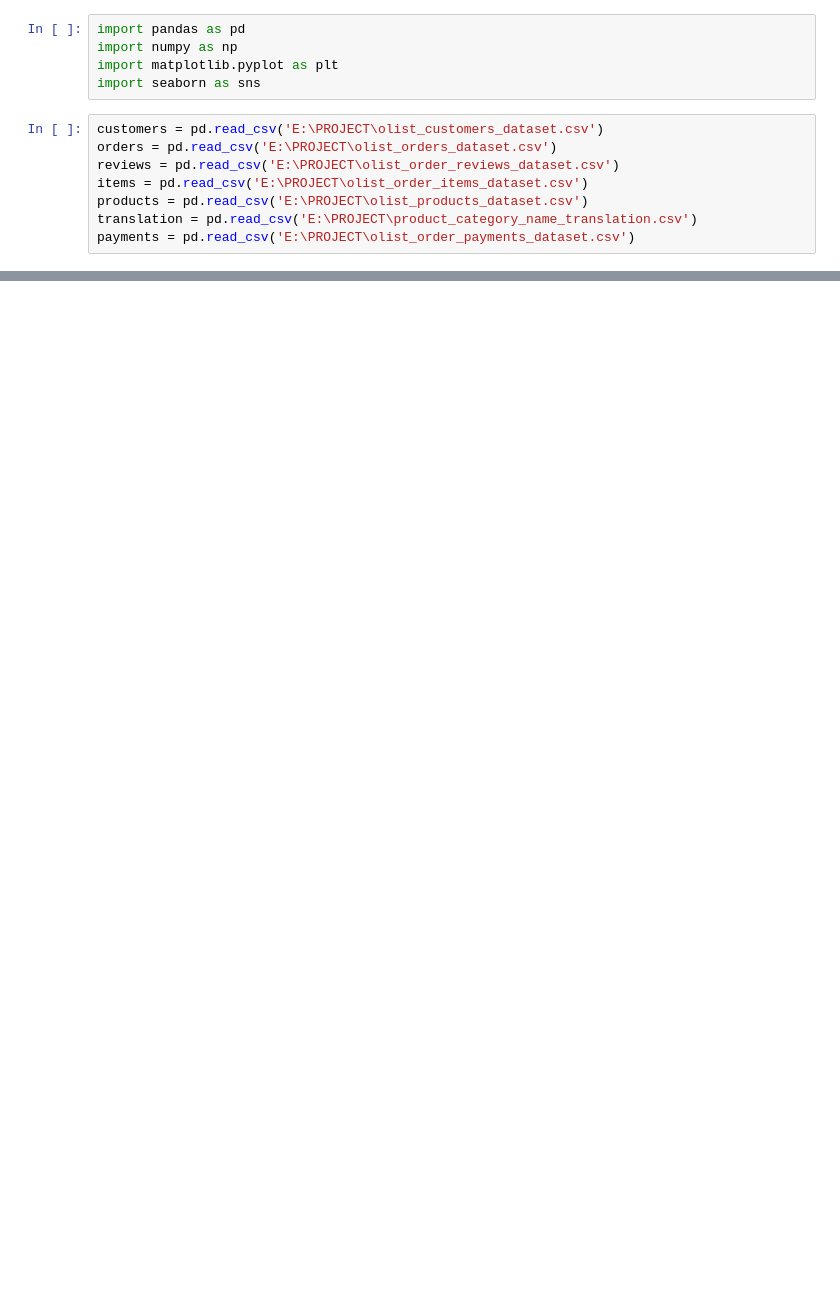
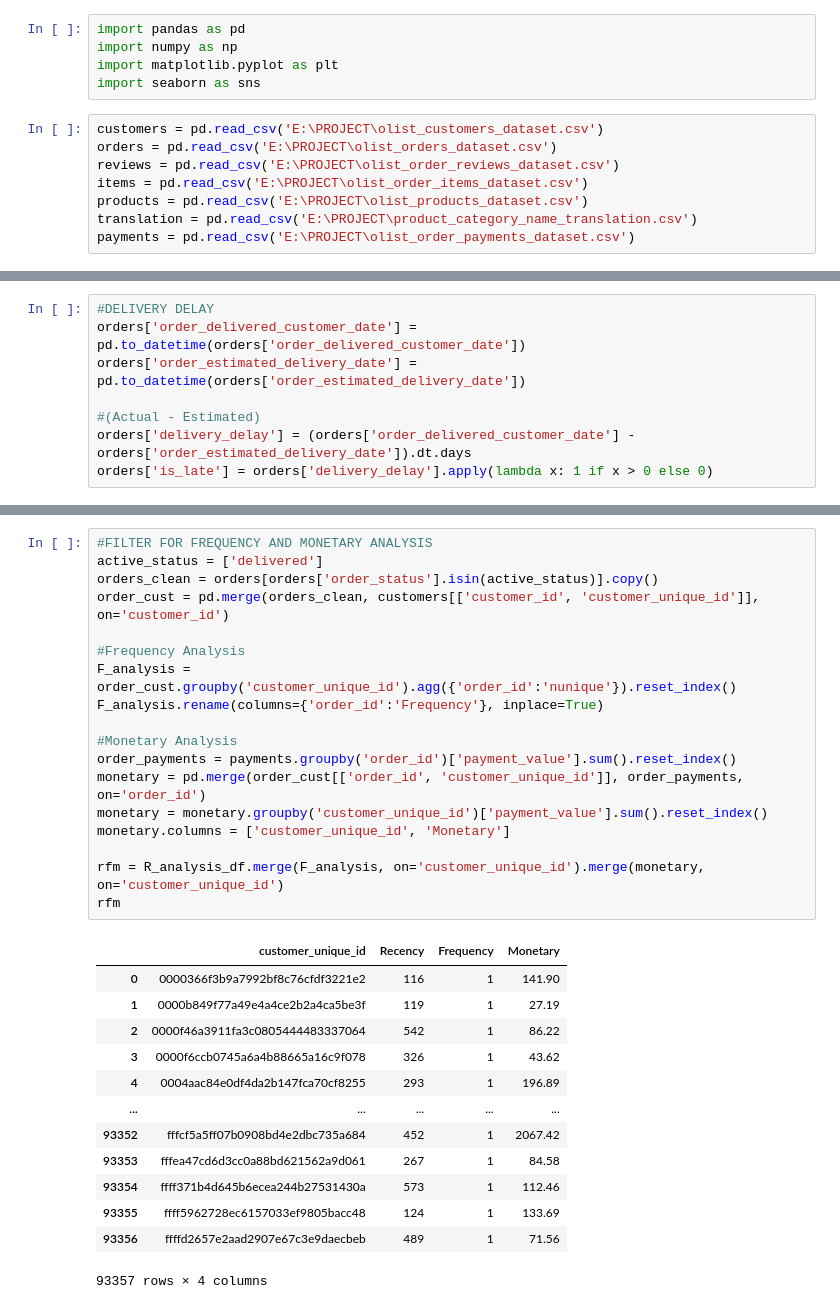
Before and after one commit to truongphuclam2007/PROJECT, a Jupyter notebook: ANALYSE.ipynb, the cells around one changed output, grey strips where cells are left out. Cells and saved outputs as stored; diff of their text form; blank space fills up the shorter version.

```diff
--- a/ANALYSE.ipynb
+++ b/ANALYSE.ipynb
@@ -107,0 +26,8 @@ plt.show()
+# %%
+#DELIVERY DELAY
+orders['order_delivered_customer_date'] = pd.to_datetime(orders['order_delivered_customer_date'])
+orders['order_estimated_delivery_date'] = pd.to_datetime(orders['order_estimated_delivery_date'])
+
+#(Actual - Estimated)
+orders['delivery_delay'] = (orders['order_delivered_customer_date'] - orders['order_estimated_delivery_date']).dt.days
+orders['is_late'] = orders['delivery_delay'].apply(lambda x: 1 if x > 0 else 0)
@@ -107,0 +62,32 @@ plt.show()
+# %%
+#FILTER FOR FREQUENCY AND MONETARY ANALYSIS
+active_status = ['delivered']
+orders_clean = orders[orders['order_status'].isin(active_status)].copy()
+order_cust = pd.merge(orders_clean, customers[['customer_id', 'customer_unique_id']], on='customer_id')
+
+#Frequency Analysis
+F_analysis = order_cust.groupby('customer_unique_id').agg({'order_id':'nunique'}).reset_index()
+F_analysis.rename(columns={'order_id':'Frequency'}, inplace=True)
+
+#Monetary Analysis
+order_payments = payments.groupby('order_id')['payment_value'].sum().reset_index()
+monetary = pd.merge(order_cust[['order_id', 'customer_unique_id']], order_payments, on='order_id')
+monetary = monetary.groupby('customer_unique_id')['payment_value'].sum().reset_index()
+monetary.columns = ['customer_unique_id', 'Monetary']
+
+rfm = R_analysis_df.merge(F_analysis, on='customer_unique_id').merge(monetary, on='customer_unique_id')
+rfm
+# %% [output]
+|  | customer_unique_id | Recency | Frequency | Monetary |
+| 0 | 0000366f3b9a7992bf8c76cfdf3221e2 | 116 | 1 | 141.90 |
+| 1 | 0000b849f77a49e4a4ce2b2a4ca5be3f | 119 | 1 | 27.19 |
+| 2 | 0000f46a3911fa3c0805444483337064 | 542 | 1 | 86.22 |
+| 3 | 0000f6ccb0745a6a4b88665a16c9f078 | 326 | 1 | 43.62 |
+| 4 | 0004aac84e0df4da2b147fca70cf8255 | 293 | 1 | 196.89 |
+| ... | ... | ... | ... | ... |
+| 93352 | fffcf5a5ff07b0908bd4e2dbc735a684 | 452 | 1 | 2067.42 |
+| 93353 | fffea47cd6d3cc0a88bd621562a9d061 | 267 | 1 | 84.58 |
+| 93354 | ffff371b4d645b6ecea244b27531430a | 573 | 1 | 112.46 |
+| 93355 | ffff5962728ec6157033ef9805bacc48 | 124 | 1 | 133.69 |
+| 93356 | ffffd2657e2aad2907e67c3e9daecbeb | 489 | 1 | 71.56 |
+93357 rows × 4 columns
```
Also changed, not shown: parts of 17 cells of this notebook.
